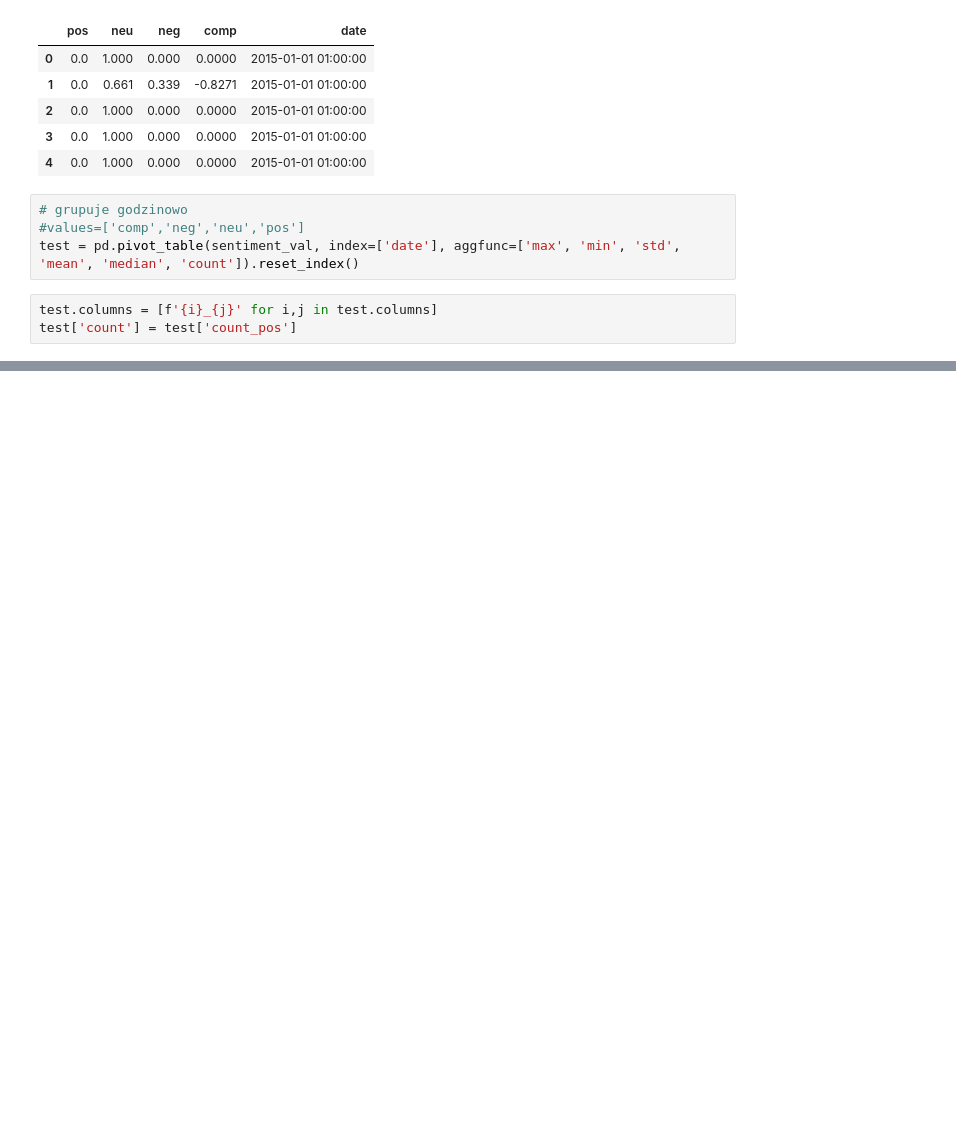
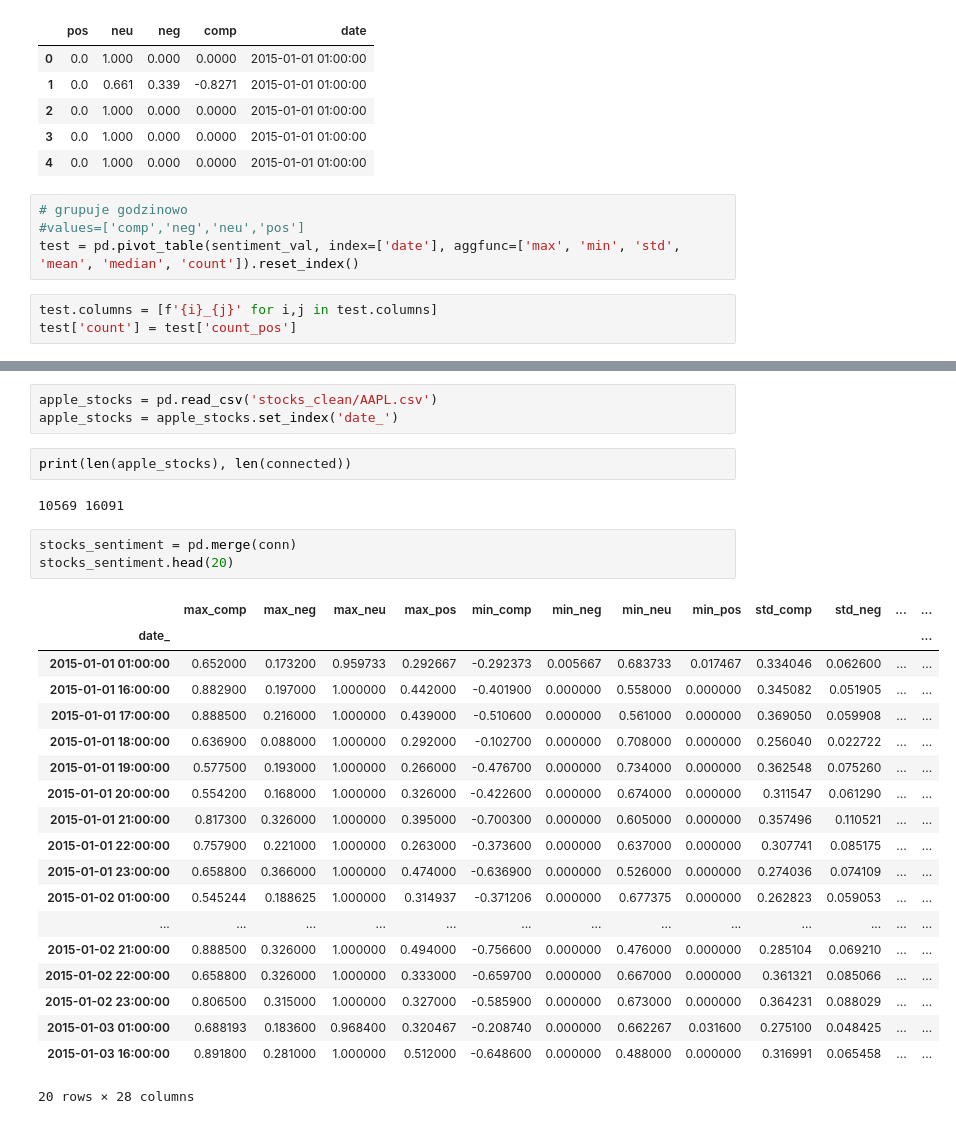
Before and after one commit to PatrykML/twitter_sentiment_stock_prediction, a Jupyter notebook: time_series.ipynb, the cells around one changed output, grey strips where cells are left out. Drawn from its saved outputs; the diff is of its cells as text; blank space fills up the shorter version.

Commit message:
# add sentiment hour merge

```diff
--- a/time_series.ipynb
+++ b/time_series.ipynb
@@ -115,0 +191,30 @@ sns.lineplot(data=small, x='date_', y='mean_pos')
+# %%
+apple_stocks = pd.read_csv('stocks_clean/AAPL.csv')
+apple_stocks = apple_stocks.set_index('date_')
+# %%
+print(len(apple_stocks), len(connected))
+# %% [output]
+10569 16091
+# %%
+stocks_sentiment = pd.merge(conn)
+stocks_sentiment.head(20)
+# %% [output]
+|  | max_comp | max_neg | max_neu | max_pos | min_comp | min_neg | min_neu | min_pos | std_comp | std_neg | ... | ... |
+| date_ |  |  |  |  |  |  |  |  |  |  |  | ... |
+| 2015-01-01 01:00:00 | 0.652000 | 0.173200 | 0.959733 | 0.292667 | -0.292373 | 0.005667 | 0.683733 | 0.017467 | 0.334046 | 0.062600 | ... | ... |
+| 2015-01-01 16:00:00 | 0.882900 | 0.197000 | 1.000000 | 0.442000 | -0.401900 | 0.000000 | 0.558000 | 0.000000 | 0.345082 | 0.051905 | ... | ... |
+| 2015-01-01 17:00:00 | 0.888500 | 0.216000 | 1.000000 | 0.439000 | -0.510600 | 0.000000 | 0.561000 | 0.000000 | 0.369050 | 0.059908 | ... | ... |
+| 2015-01-01 18:00:00 | 0.636900 | 0.088000 | 1.000000 | 0.292000 | -0.102700 | 0.000000 | 0.708000 | 0.000000 | 0.256040 | 0.022722 | ... | ... |
+| 2015-01-01 19:00:00 | 0.577500 | 0.193000 | 1.000000 | 0.266000 | -0.476700 | 0.000000 | 0.734000 | 0.000000 | 0.362548 | 0.075260 | ... | ... |
+| 2015-01-01 20:00:00 | 0.554200 | 0.168000 | 1.000000 | 0.326000 | -0.422600 | 0.000000 | 0.674000 | 0.000000 | 0.311547 | 0.061290 | ... | ... |
+| 2015-01-01 21:00:00 | 0.817300 | 0.326000 | 1.000000 | 0.395000 | -0.700300 | 0.000000 | 0.605000 | 0.000000 | 0.357496 | 0.110521 | ... | ... |
+| 2015-01-01 22:00:00 | 0.757900 | 0.221000 | 1.000000 | 0.263000 | -0.373600 | 0.000000 | 0.637000 | 0.000000 | 0.307741 | 0.085175 | ... | ... |
+| 2015-01-01 23:00:00 | 0.658800 | 0.366000 | 1.000000 | 0.474000 | -0.636900 | 0.000000 | 0.526000 | 0.000000 | 0.274036 | 0.074109 | ... | ... |
+| 2015-01-02 01:00:00 | 0.545244 | 0.188625 | 1.000000 | 0.314937 | -0.371206 | 0.000000 | 0.677375 | 0.000000 | 0.262823 | 0.059053 | ... | ... |
+| ... | ... | ... | ... | ... | ... | ... | ... | ... | ... | ... | ... | ... |
+| 2015-01-02 21:00:00 | 0.888500 | 0.326000 | 1.000000 | 0.494000 | -0.756600 | 0.000000 | 0.476000 | 0.000000 | 0.285104 | 0.069210 | ... | ... |
+| 2015-01-02 22:00:00 | 0.658800 | 0.326000 | 1.000000 | 0.333000 | -0.659700 | 0.000000 | 0.667000 | 0.000000 | 0.361321 | 0.085066 | ... | ... |
+| 2015-01-02 23:00:00 | 0.806500 | 0.315000 | 1.000000 | 0.327000 | -0.585900 | 0.000000 | 0.673000 | 0.000000 | 0.364231 | 0.088029 | ... | ... |
+| 2015-01-03 01:00:00 | 0.688193 | 0.183600 | 0.968400 | 0.320467 | -0.208740 | 0.000000 | 0.662267 | 0.031600 | 0.275100 | 0.048425 | ... | ... |
+| 2015-01-03 16:00:00 | 0.891800 | 0.281000 | 1.000000 | 0.512000 | -0.648600 | 0.000000 | 0.488000 | 0.000000 | 0.316991 | 0.065458 | ... | ... |
+20 rows × 28 columns
```
Also changed, not shown: parts of 11 cells of this notebook, 3 other files.
